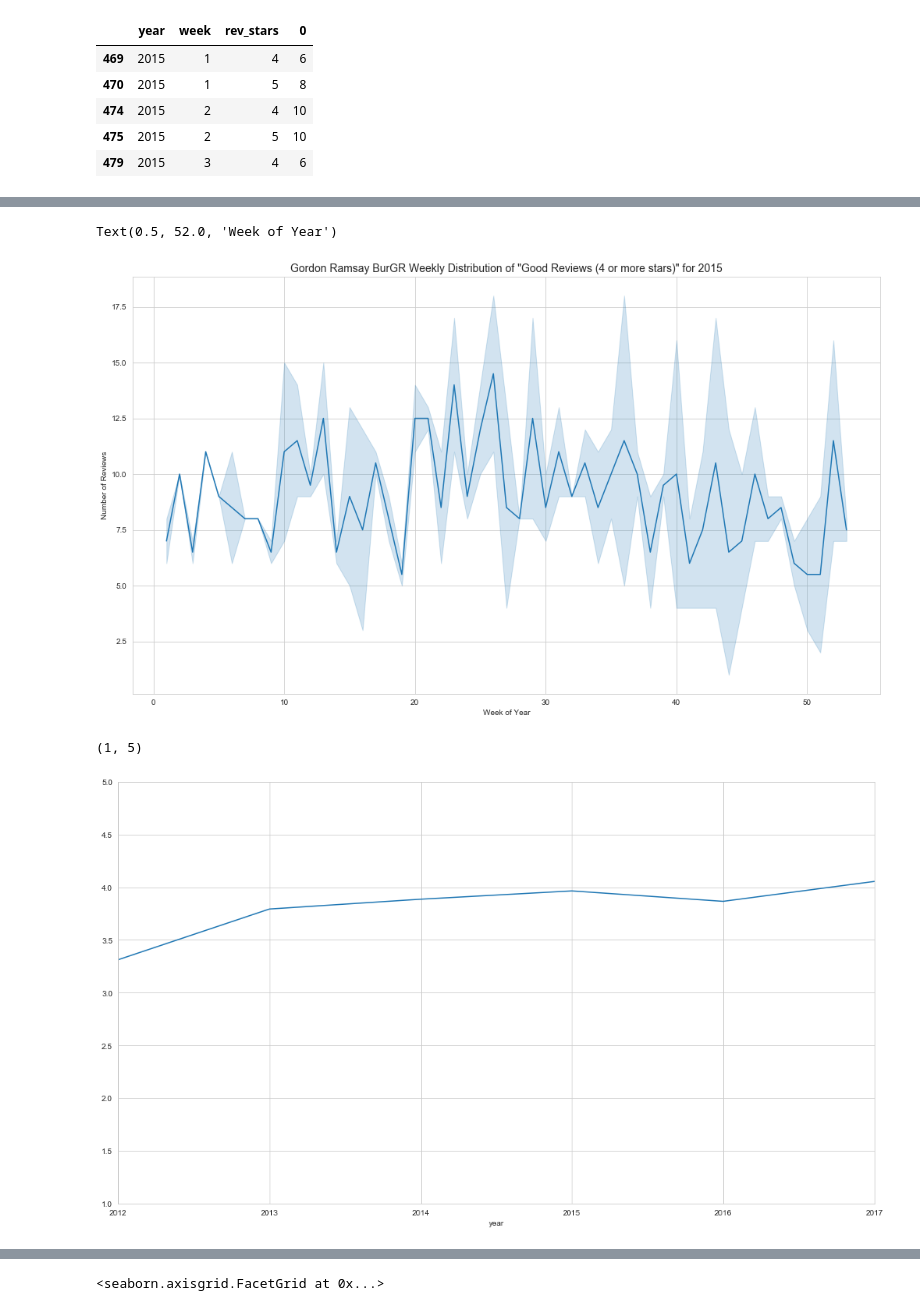
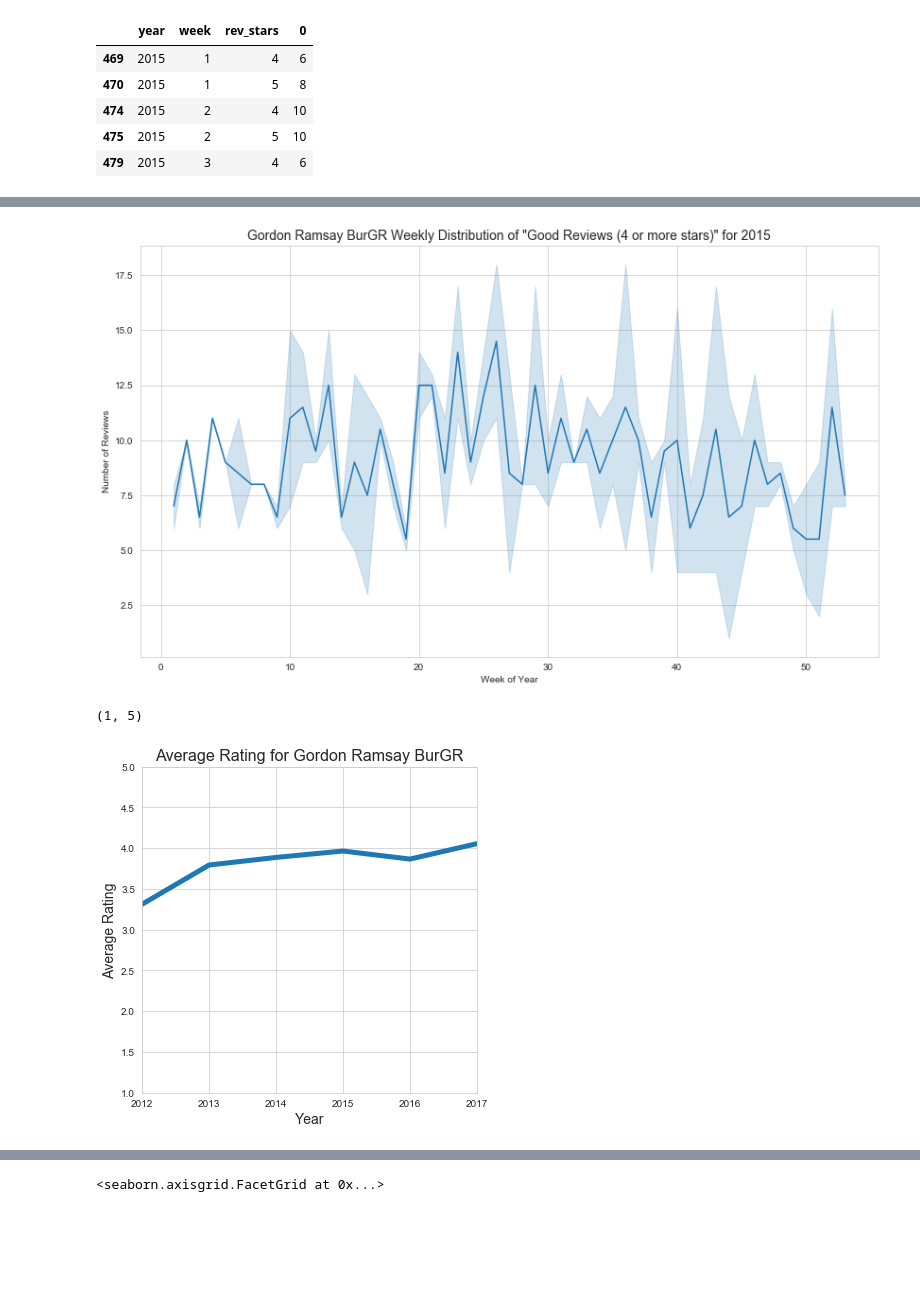
Before and after one commit to dmitriykats1/True-Review, a Jupyter notebook: true_review/notebooks/EDA.ipynb, the cells around one changed output, grey strips where cells are left out. Saved outputs shown, nothing was run; the diff lists cells and outputs as text; code cells hidden in the pictures; blank space fills up the shorter version.

```diff
--- a/true_review/notebooks/EDA.ipynb
+++ b/true_review/notebooks/EDA.ipynb
@@ -414,6 +439,8 @@ gordon_checkin.head()
 # %%
 checkin_by_day = gordon_checkin.groupby(['weekday','hour']).sum()
 # %%
-matplotlib.rcParams['figure.figsize'] = (8, 5)
+fig, ax = plt.subplots(figsize = (14,8))
+
+
 gordon_checkin.groupby(['hour'])['checkins'].sum().plot()
 # %% [output]
@@ -498,25 +550,28 @@ reviews_good.head()
 # %%
 fig, ax = plt.subplots(figsize = (14,8))
-plt.tight_layout()
 
 sns.lineplot(x='week', y=0, data=reviews_good)
 
 plt.title('Gordon Ramsay BurGR Weekly Distribution of "Good Reviews (4 or more stars)" for 2015', fontsize=14)
 plt.ylabel('Number of Reviews')
 plt.xlabel('Week of Year')
+fig.savefig('Review_Pattern.png')
 # %% [output]
-Text(0.5, 52.0, 'Week of Year')
-[figure, old version]
+[figure, new version]
 # %%
 gordon_all['weekday'] = gordon_all.date.apply(lambda x: x.weekday())
 # %%
-fig, ax = plt.subplots(figsize = (14,8))
-plt.tight_layout()
+fig, ax = plt.subplots(figsize = (6,6))
 
-gordon_all.groupby(['year'])['rev_stars'].mean().plot()
+gordon_all.groupby(['year'])['rev_stars'].mean().plot(linewidth=5)
+plt.xlabel('Year',fontsize=14)
+plt.ylabel('Average Rating', fontsize=14)
+plt.title('Average Rating for Gordon Ramsay BurGR',fontsize=16)
 plt.ylim(1,5)
+
+#fig.savefig('Ave_Rtng_GRB.png')
 # %% [output]
 (1, 5)
-[figure, old version]
+[figure, new version]
 # %%
 fig, ax = plt.subplots(figsize = (14,8))
```
Also changed, not shown: parts of 30 cells of this notebook, 2 other files.
